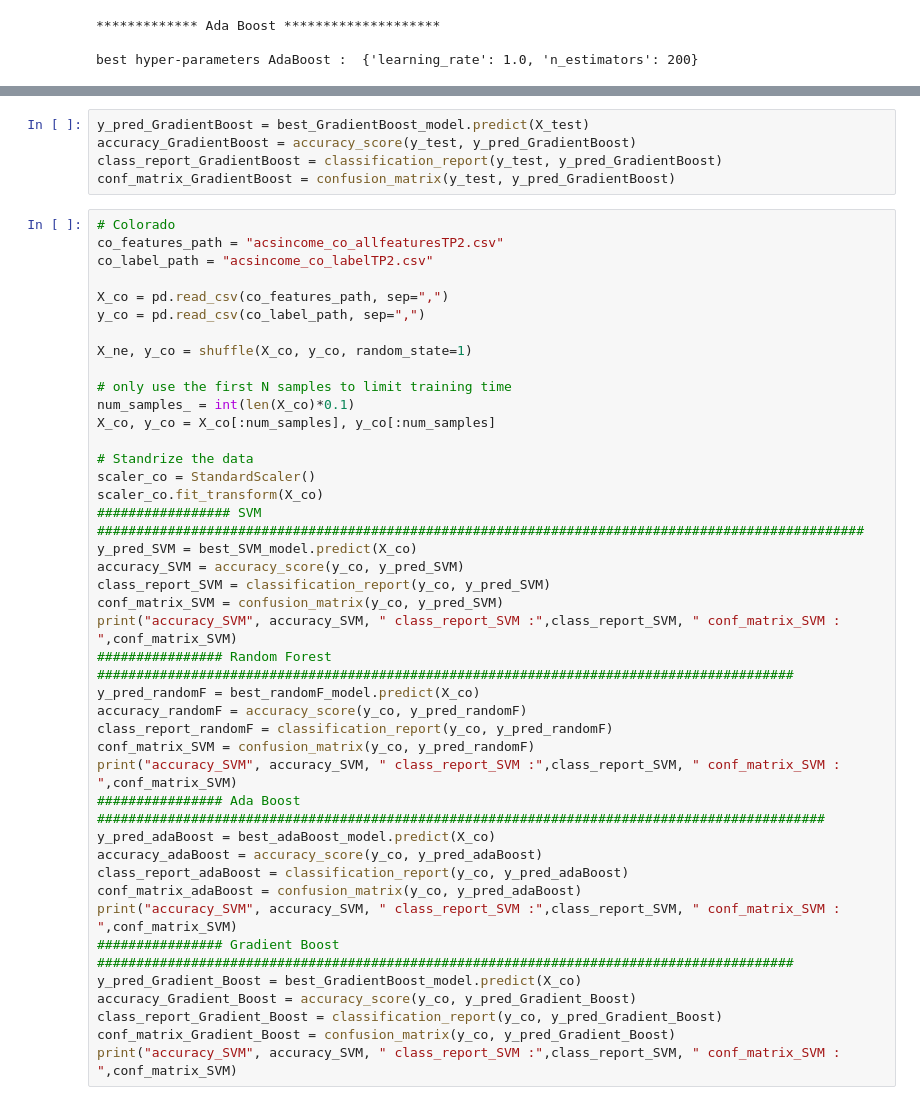
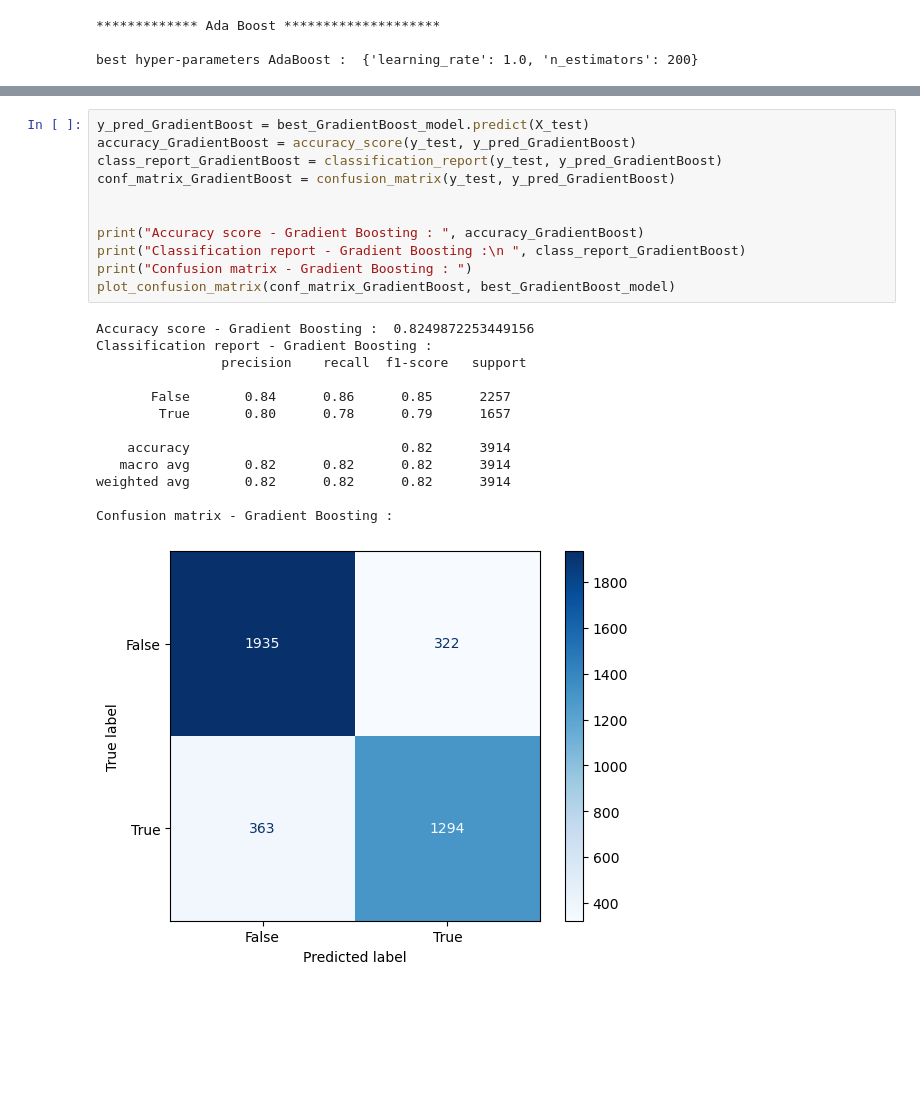
Before and after one commit to GhizlaneBadaoui/supervisedML, a Jupyter notebook: TP1_SML.ipynb, the cells around one changed output, grey strips where cells are left out. Cells and saved outputs as stored; diff of their text form; blank space fills up the shorter version.

```diff
--- a/TP1_SML.ipynb
+++ b/TP1_SML.ipynb
@@ -136,46 +198,25 @@ conf_matrix_adaBoost = confusion_matrix(y_test, y_pred_adaBoost)
 # %%
 y_pred_GradientBoost = best_GradientBoost_model.predict(X_test)
 accuracy_GradientBoost = accuracy_score(y_test, y_pred_GradientBoost)
 class_report_GradientBoost = classification_report(y_test, y_pred_GradientBoost)
 conf_matrix_GradientBoost = confusion_matrix(y_test, y_pred_GradientBoost)
+
+
+print("Accuracy score - Gradient Boosting : ", accuracy_GradientBoost)
+print("Classification report - Gradient Boosting :\n ", class_report_GradientBoost)
+print("Confusion matrix - Gradient Boosting : ")
+plot_confusion_matrix(conf_matrix_GradientBoost, best_GradientBoost_model)
+# %% [output]
+Accuracy score - Gradient Boosting :  0.8249872253449156
+Classification report - Gradient Boosting :
+                precision    recall  f1-score   support
+
+       False       0.84      0.86      0.85      2257
+        True       0.80      0.78      0.79      1657
+
+    accuracy                           0.82      3914
+   macro avg       0.82      0.82      0.82      3914
+weighted avg       0.82      0.82      0.82      3914
+
+Confusion matrix - Gradient Boosting :
+[figure, added]
-# %%
-# Colorado
-co_features_path = "acsincome_co_allfeaturesTP2.csv"
-co_label_path = "acsincome_co_labelTP2.csv"
-
-X_co = pd.read_csv(co_features_path, sep=",")
-y_co = pd.read_csv(co_label_path, sep=",")
-
-X_ne, y_co = shuffle(X_co, y_co, random_state=1)
-
-# only use the first N samples to limit training time
-num_samples_ = int(len(X_co)*0.1)
-X_co, y_co = X_co[:num_samples], y_co[:num_samples]
-
-# Standrize the data
-scaler_co = StandardScaler()
-scaler_co.fit_transform(X_co)
-################# SVM ##################################################################################################
-y_pred_SVM = best_SVM_model.predict(X_co)
-accuracy_SVM = accuracy_score(y_co, y_pred_SVM)
-class_report_SVM = classification_report(y_co, y_pred_SVM)
-conf_matrix_SVM = confusion_matrix(y_co, y_pred_SVM)
-print("accuracy_SVM", accuracy_SVM, " class_report_SVM :",class_report_SVM, " conf_matrix_SVM : ",conf_matrix_SVM)
-################ Random Forest #########################################################################################
-y_pred_randomF = best_randomF_model.predict(X_co)
-accuracy_randomF = accuracy_score(y_co, y_pred_randomF)
-class_report_randomF = classification_report(y_co, y_pred_randomF)
-conf_matrix_SVM = confusion_matrix(y_co, y_pred_randomF)
-print("accuracy_SVM", accuracy_SVM, " class_report_SVM :",class_report_SVM, " conf_matrix_SVM : ",conf_matrix_SVM)
-################ Ada Boost #############################################################################################
-y_pred_adaBoost = best_adaBoost_model.predict(X_co)
-accuracy_adaBoost = accuracy_score(y_co, y_pred_adaBoost)
-class_report_adaBoost = classification_report(y_co, y_pred_adaBoost)
-conf_matrix_adaBoost = confusion_matrix(y_co, y_pred_adaBoost)
-print("accuracy_SVM", accuracy_SVM, " class_report_SVM :",class_report_SVM, " conf_matrix_SVM : ",conf_matrix_SVM)
-################ Gradient Boost #########################################################################################
-y_pred_Gradient_Boost = best_GradientBoost_model.predict(X_co)
-accuracy_Gradient_Boost = accuracy_score(y_co, y_pred_Gradient_Boost)
-class_report_Gradient_Boost = classification_report(y_co, y_pred_Gradient_Boost)
-conf_matrix_Gradient_Boost = confusion_matrix(y_co, y_pred_Gradient_Boost)
-print("accuracy_SVM", accuracy_SVM, " class_report_SVM :",class_report_SVM, " conf_matrix_SVM : ",conf_matrix_SVM)
```
Also changed, not shown: parts of 20 cells of this notebook.
